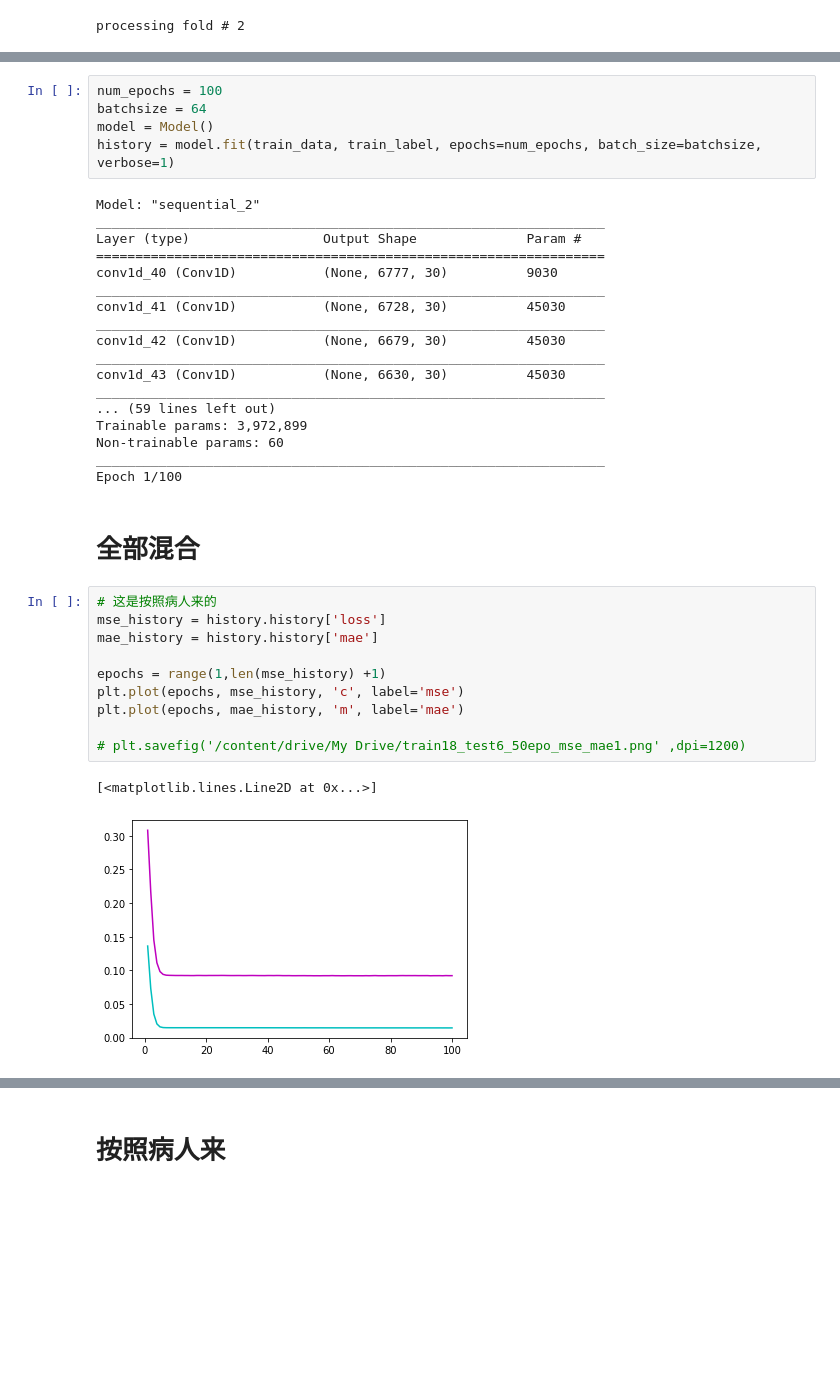
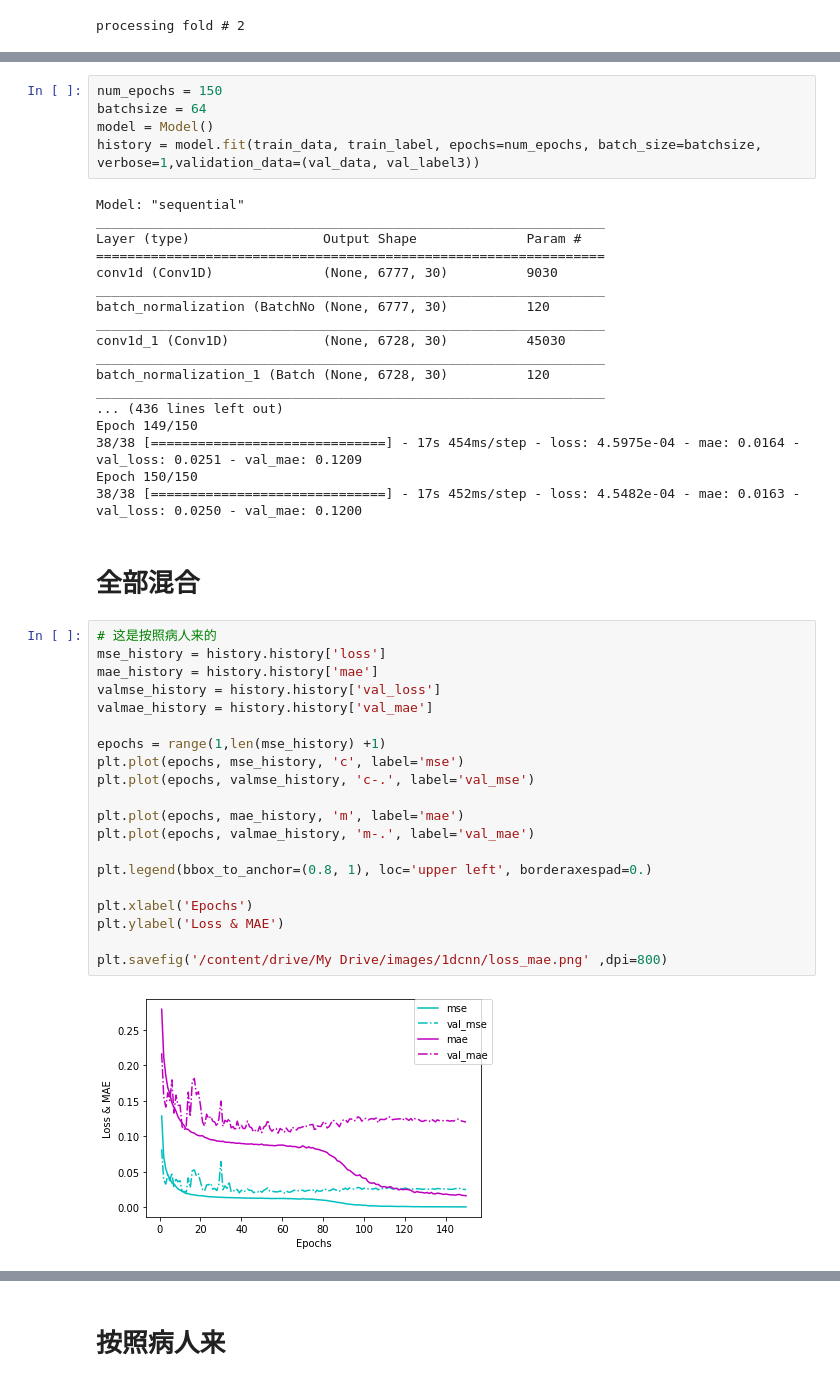
Before and after one commit to chyan0411/Thesis, a Jupyter notebook: colab/Colab Notebooks/half/half_30Matrix_run_file.ipynb, the cells around one changed output, grey strips where cells are left out. Cells and saved outputs as stored; diff of their text form; blank space fills up the shorter version.

```diff
--- a/colab/Colab Notebooks/half/half_30Matrix_run_file.ipynb
+++ b/colab/Colab Notebooks/half/half_30Matrix_run_file.ipynb
@@ -207,43 +294,52 @@ def Model():
                 metrics = ['mae'])
   return model
 # %%
-num_epochs = 100
+num_epochs = 150
 batchsize = 64
 model = Model()
-history = model.fit(train_data, train_label, epochs=num_epochs, batch_size=batchsize, verbose=1)
+history = model.fit(train_data, train_label, epochs=num_epochs, batch_size=batchsize, verbose=1,validation_data=(val_data, val_label3))
 # %% [output]
-Model: "sequential_2"
+Model: "sequential"
 _________________________________________________________________
 Layer (type)                 Output Shape              Param #
 =================================================================
-conv1d_40 (Conv1D)           (None, 6777, 30)          9030
+conv1d (Conv1D)              (None, 6777, 30)          9030
 _________________________________________________________________
-conv1d_41 (Conv1D)           (None, 6728, 30)          45030
+batch_normalization (BatchNo (None, 6777, 30)          120
 _________________________________________________________________
-conv1d_42 (Conv1D)           (None, 6679, 30)          45030
+conv1d_1 (Conv1D)            (None, 6728, 30)          45030
 _________________________________________________________________
-conv1d_43 (Conv1D)           (None, 6630, 30)          45030
+batch_normalization_1 (Batch (None, 6728, 30)          120
 _________________________________________________________________
-... (59 lines left out)
-Trainable params: 3,972,899
-Non-trainable params: 60
-_________________________________________________________________
-Epoch 1/100
+... (436 lines left out)
+Epoch 149/150
+38/38 [==============================] - 17s 454ms/step - loss: 4.5975e-04 - mae: 0.0164 - val_loss: 0.0251 - val_mae: 0.1209
+Epoch 150/150
+38/38 [==============================] - 17s 452ms/step - loss: 4.5482e-04 - mae: 0.0163 - val_loss: 0.0250 - val_mae: 0.1200
 # %% [markdown]
 # 全部混合
 # %%
 # 这是按照病人来的
 mse_history = history.history['loss']
 mae_history = history.history['mae']
+valmse_history = history.history['val_loss']
+valmae_history = history.history['val_mae']
 
 epochs = range(1,len(mse_history) +1)
 plt.plot(epochs, mse_history, 'c', label='mse')
+plt.plot(epochs, valmse_history, 'c-.', label='val_mse')
+
 plt.plot(epochs, mae_history, 'm', label='mae')
+plt.plot(epochs, valmae_history, 'm-.', label='val_mae')
 
-# plt.savefig('/content/drive/My Drive/train18_test6_50epo_mse_mae1.png' ,dpi=1200)
+plt.legend(bbox_to_anchor=(0.8, 1), loc='upper left', borderaxespad=0.)
+
+plt.xlabel('Epochs')
+plt.ylabel('Loss & MAE')
+
+plt.savefig('/content/drive/My Drive/images/1dcnn/loss_mae.png' ,dpi=800)
 # %% [output]
-[<matplotlib.lines.Line2D at 0x...>]
-[figure, old version]
+[figure, new version]
 # %%
 # 这是按照病人来的
 comparision1 = (model.predict(test_data))*100
```
Also changed, not shown: parts of 10 cells of this notebook, 18 other files.
